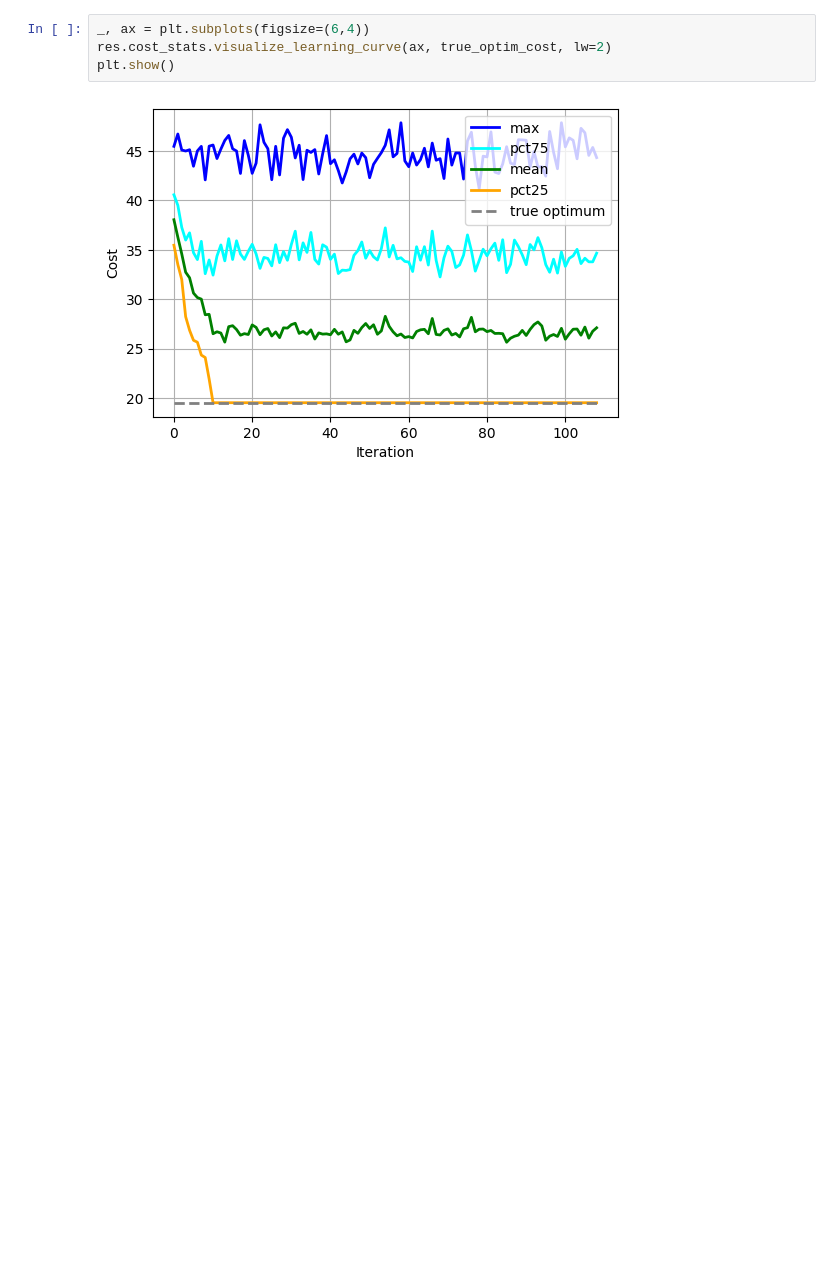
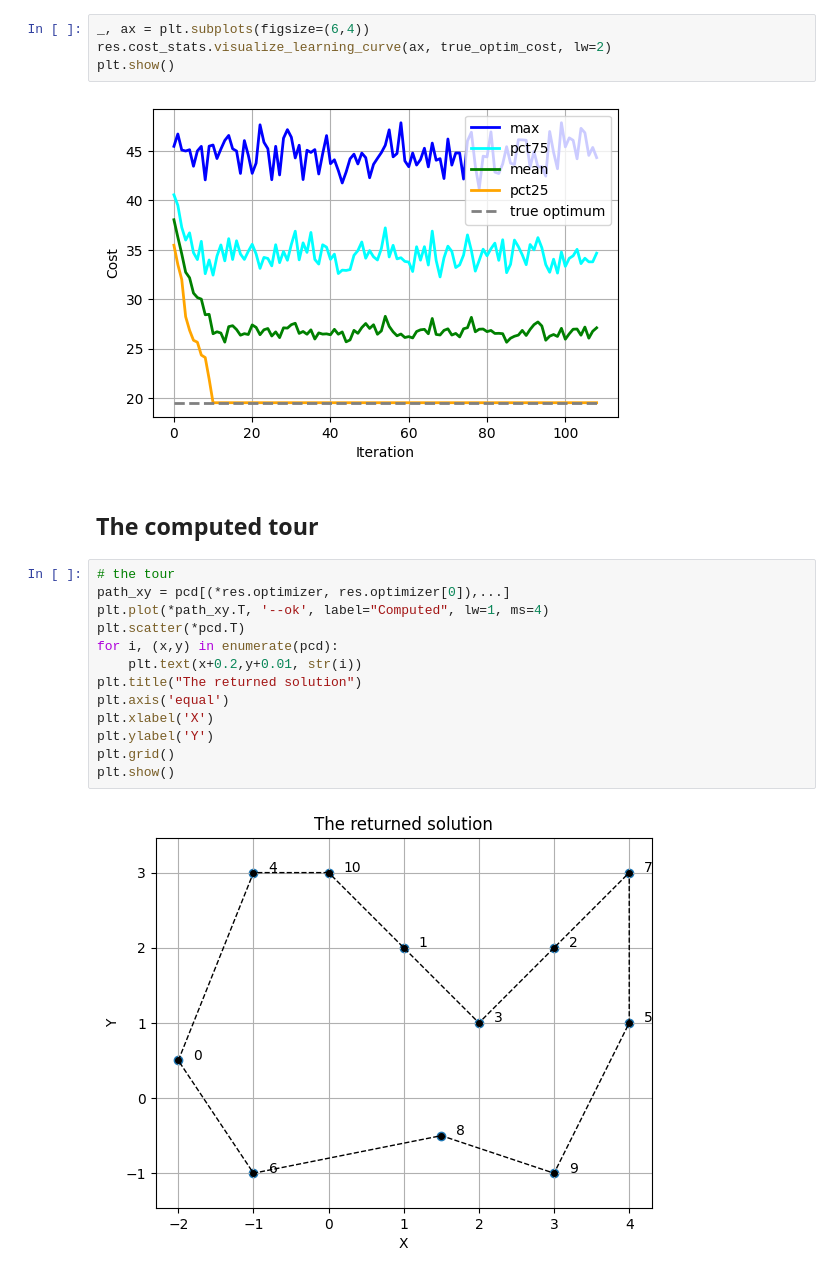
Before and after one commit to lkmuk/gasuite, a Jupyter notebook: examples/geometric_tsp.ipynb, the cells around one changed output. Saved outputs shown, nothing was run; the diff lists cells and outputs as text; blank space fills up the shorter version.

Commit message:
better documentation
* show the returned results
* added a demo on a different  permutation problem than TSP

```diff
--- a/examples/geometric_tsp.ipynb
+++ b/examples/geometric_tsp.ipynb
@@ -85,3 +85,20 @@ res.cost_stats.visualize_learning_curve(ax, true_optim_cost, lw=2)
 plt.show()
 # %% [output]
 [figure]
+# %% [markdown]
+## The computed tour
+# %%
+# the tour
+path_xy = pcd[(*res.optimizer, res.optimizer[0]),...]
+plt.plot(*path_xy.T, '--ok', label="Computed", lw=1, ms=4)
+plt.scatter(*pcd.T)
+for i, (x,y) in enumerate(pcd):
+    plt.text(x+0.2,y+0.01, str(i))
+plt.title("The returned solution")
+plt.axis('equal')
+plt.xlabel('X')
+plt.ylabel('Y')
+plt.grid()
+plt.show()
+# %% [output]
+[figure, added]
```
Also changed, not shown: 1 other file.
